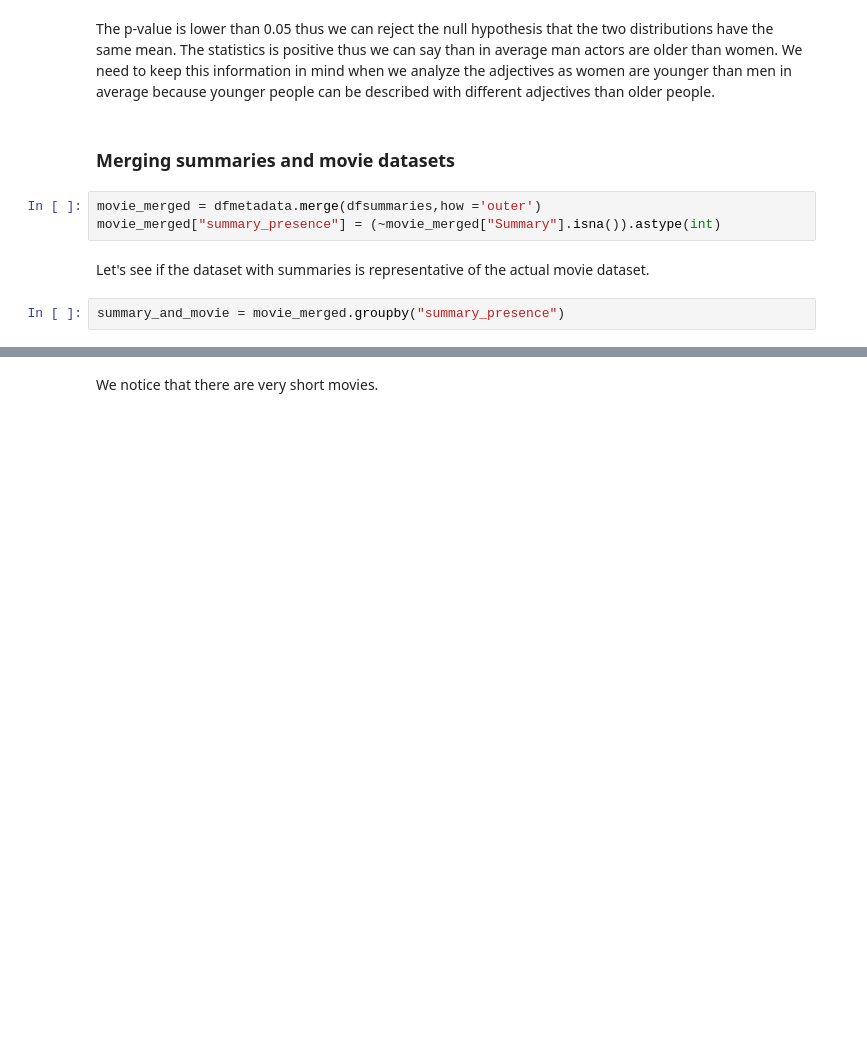
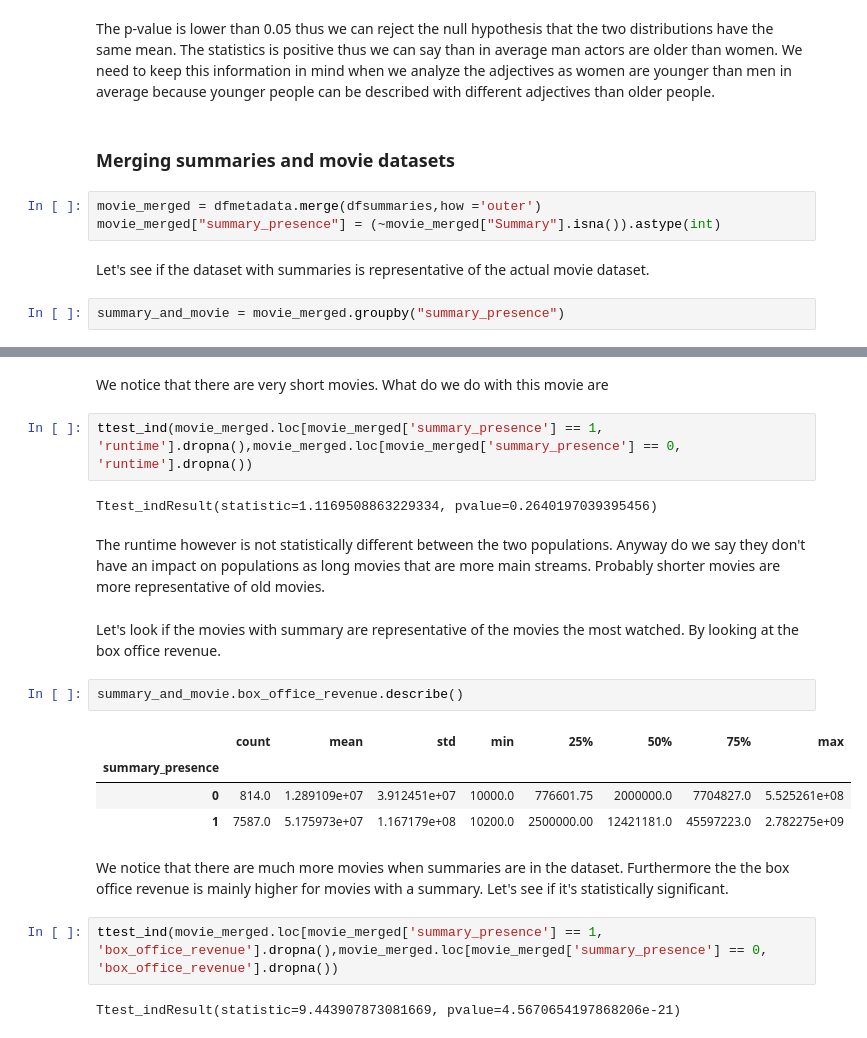
Before and after one commit to epfl-ada/ada-2023-project-adavengers2023, a Jupyter notebook: Milestone2.ipynb, the cells around one changed output, grey strips where cells are left out. Saved outputs shown, nothing was run; the diff lists cells and outputs as text; blank space fills up the shorter version.

```diff
--- a/Milestone2.ipynb
+++ b/Milestone2.ipynb
@@ -299,2 +299,23 @@ summary_and_movie.runtime.describe()
 # %% [markdown]
-We notice that there are very short movies.
+We notice that there are very short movies. What do we do with this movie are
+# %%
+ttest_ind(movie_merged.loc[movie_merged['summary_presence'] == 1, 'runtime'].dropna(),movie_merged.loc[movie_merged['summary_presence'] == 0, 'runtime'].dropna())
+# %% [output]
+Ttest_indResult(statistic=1.1169508863229334, pvalue=0.2640197039395456)
+# %% [markdown]
+The runtime however is not statistically different between the two populations. Anyway do we say they don't have an impact on populations as long movies that are more main streams. Probably shorter movies are more representative of old movies.
+# %% [markdown]
+Let's look if the movies with summary are representative of the movies the most watched. By looking at the box office revenue.
+# %%
+summary_and_movie.box_office_revenue.describe()
+# %% [output]
+|  | count | mean | std | min | 25% | 50% | 75% | max |
+| summary_presence |  |  |  |  |  |  |  |  |
+| 0 | 814.0 | 1.289109e+07 | 3.912451e+07 | 10000.0 | 776601.75 | 2000000.0 | 7704827.0 | 5.525261e+08 |
+| 1 | 7587.0 | 5.175973e+07 | 1.167179e+08 | 10200.0 | 2500000.00 | 12421181.0 | 45597223.0 | 2.782275e+09 |
+# %% [markdown]
+We notice that there are much more movies when summaries are in the dataset. Furthermore the the box office revenue is mainly higher for movies with a summary. Let's see if it's statistically significant.
+# %%
+ttest_ind(movie_merged.loc[movie_merged['summary_presence'] == 1, 'box_office_revenue'].dropna(),movie_merged.loc[movie_merged['summary_presence'] == 0, 'box_office_revenue'].dropna())
+# %% [output]
+Ttest_indResult(statistic=9.443907873081669, pvalue=4.5670654197868206e-21)
```
Also changed, not shown: parts of 16 cells of this notebook, 3 other files.
